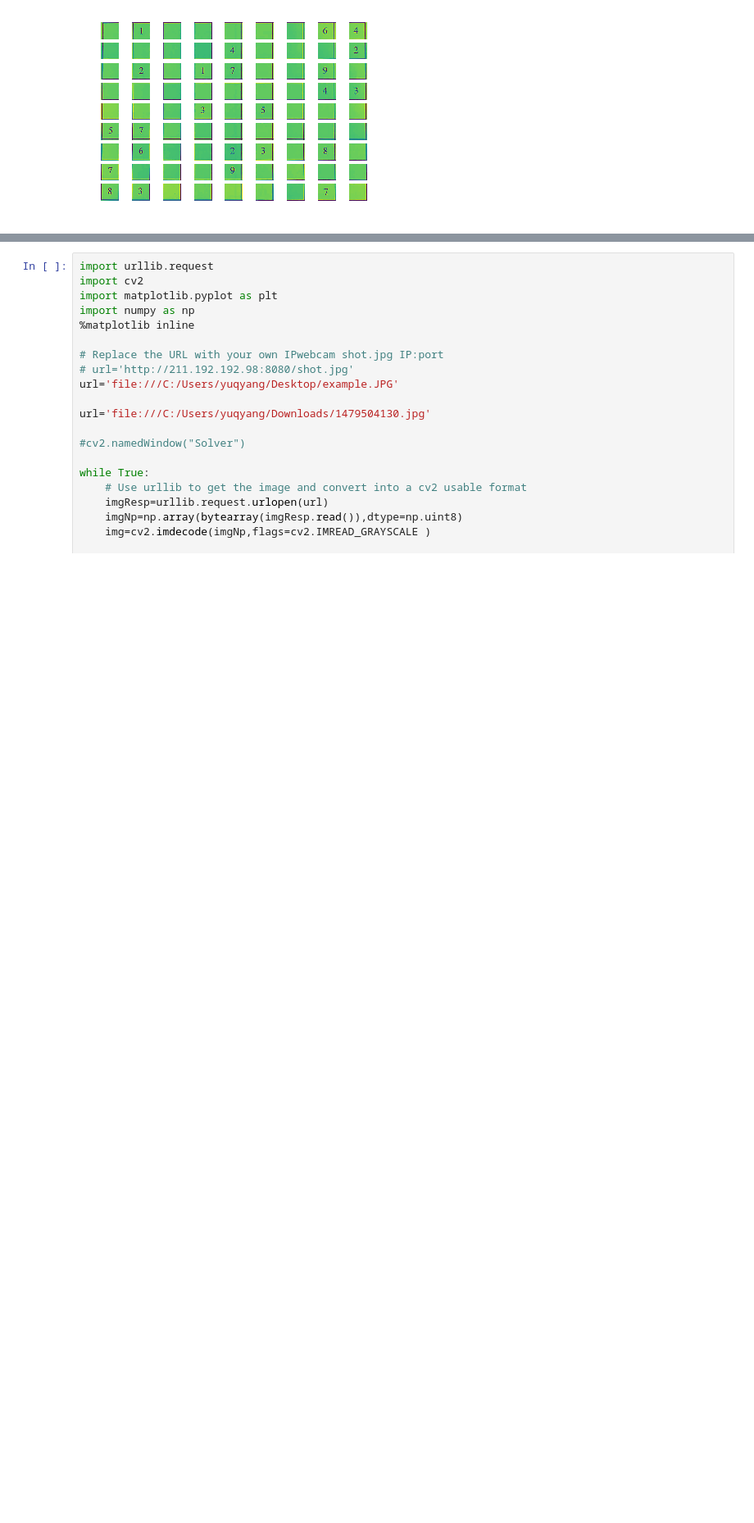
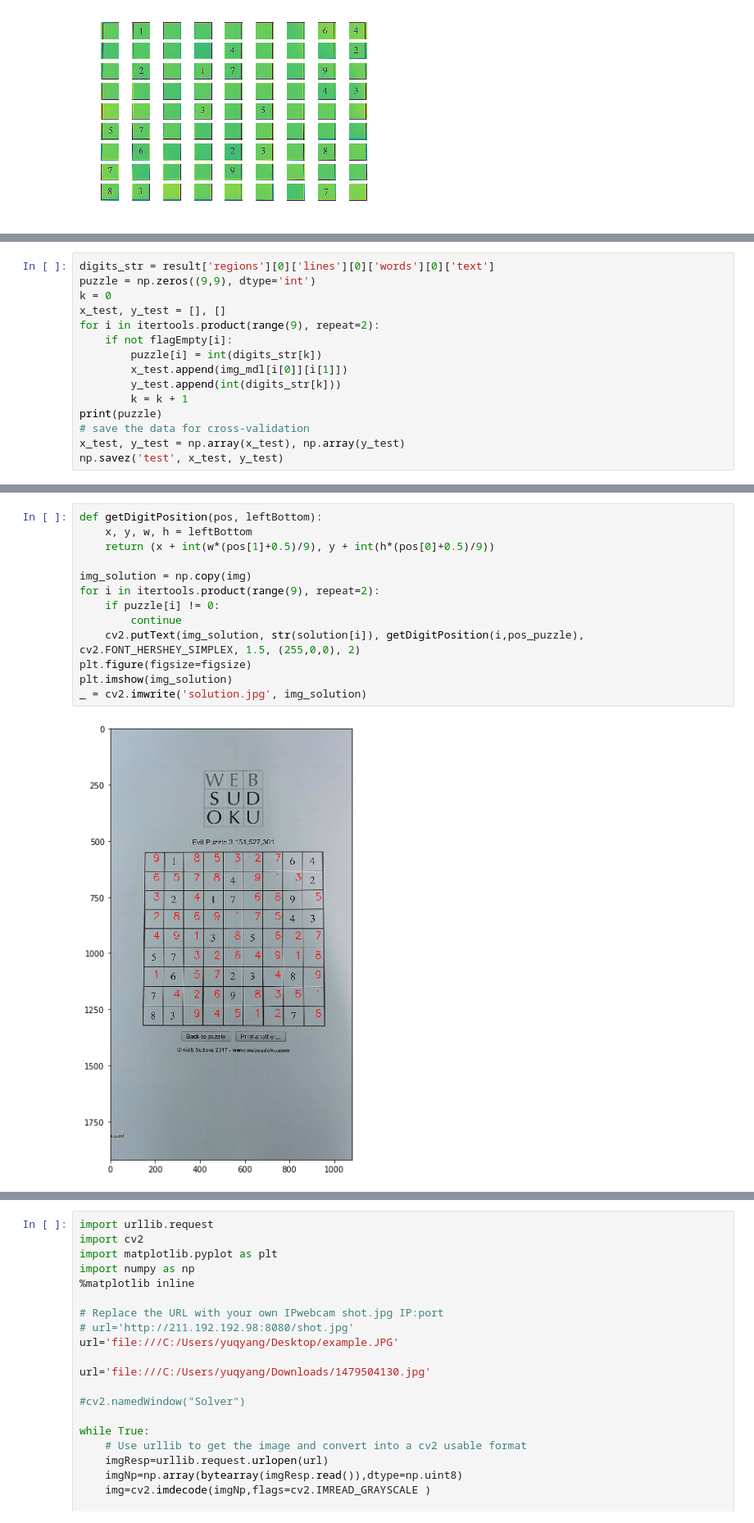
Before and after one commit to mydmdm/sudoku, a Jupyter notebook: notebook/ipwebcam.ipynb, the cells around one changed output, grey strips where cells are left out. Shown: that part at 82% size. Cells and saved outputs as stored; diff of their text form; blank space fills up the shorter version.

```diff
--- a/notebook/ipwebcam.ipynb
+++ b/notebook/ipwebcam.ipynb
@@ -110,0 +248,15 @@ for i in list(range(9)):
+# %%
+digits_str = result['regions'][0]['lines'][0]['words'][0]['text']
+puzzle = np.zeros((9,9), dtype='int')
+k = 0
+x_test, y_test = [], []
+for i in itertools.product(range(9), repeat=2):
+    if not flagEmpty[i]:
+        puzzle[i] = int(digits_str[k])
+        x_test.append(img_mdl[i[0]][i[1]])
+        y_test.append(int(digits_str[k]))
+        k = k + 1
+print(puzzle)
+# save the data for cross-validation
+x_test, y_test = np.array(x_test), np.array(y_test)
+np.savez('test', x_test, y_test)
@@ -111 +333,16 @@ for i in list(range(9)):
+# %%
+def getDigitPosition(pos, leftBottom):
+    x, y, w, h = leftBottom
+    return (x + int(w*(pos[1]+0.5)/9), y + int(h*(pos[0]+0.5)/9))
+
+img_solution = np.copy(img)
+for i in itertools.product(range(9), repeat=2):
+    if puzzle[i] != 0:
+        continue
+    cv2.putText(img_solution, str(solution[i]), getDigitPosition(i,pos_puzzle), cv2.FONT_HERSHEY_SIMPLEX, 1.5, (255,0,0), 2)
+plt.figure(figsize=figsize)
+plt.imshow(img_solution)
+_ = cv2.imwrite('solution.jpg', img_solution)
+# %% [output]
+[figure, added]
 # %% [markdown]
```
Also changed, not shown: parts of 29 cells of this notebook.
